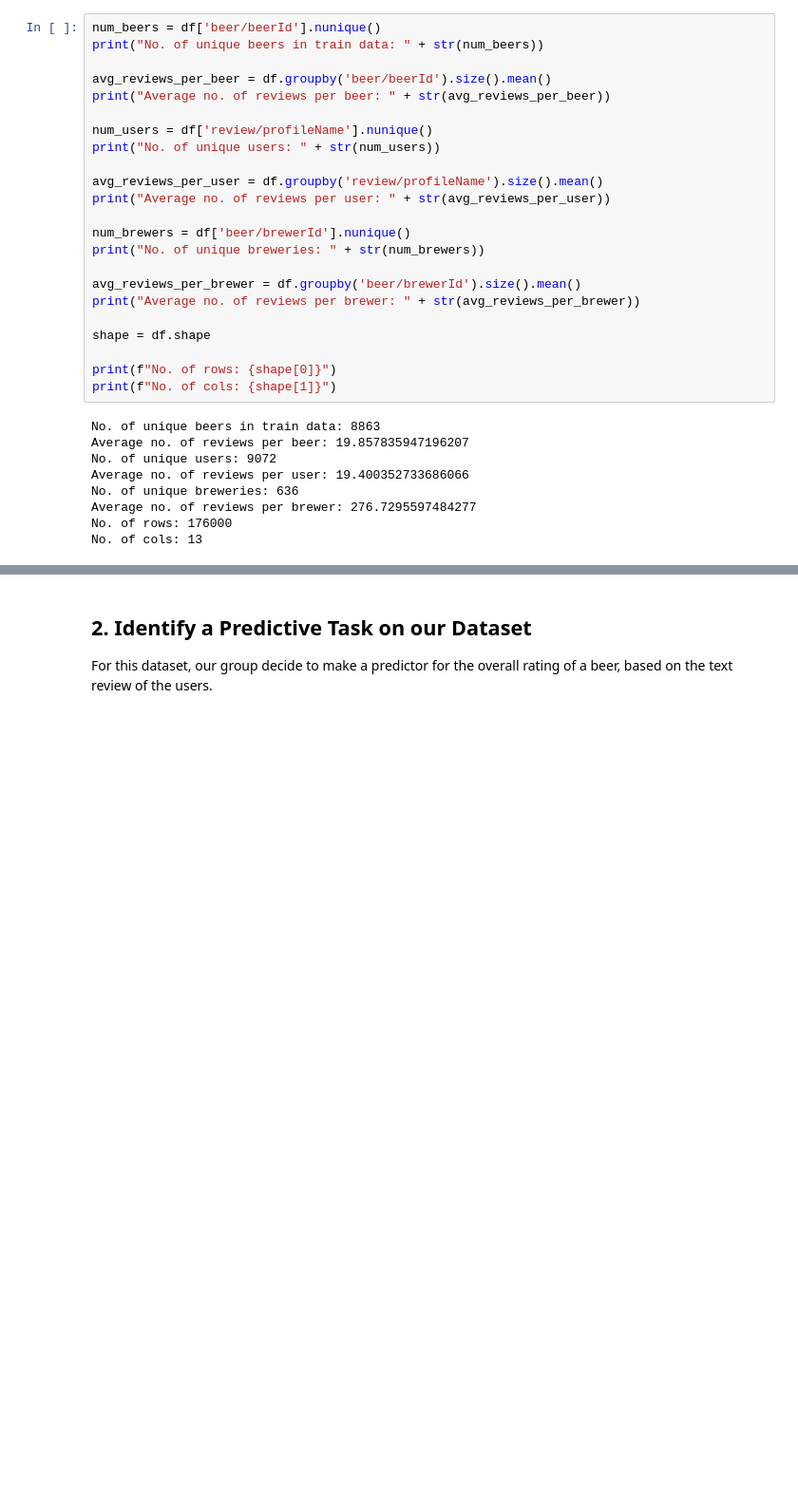
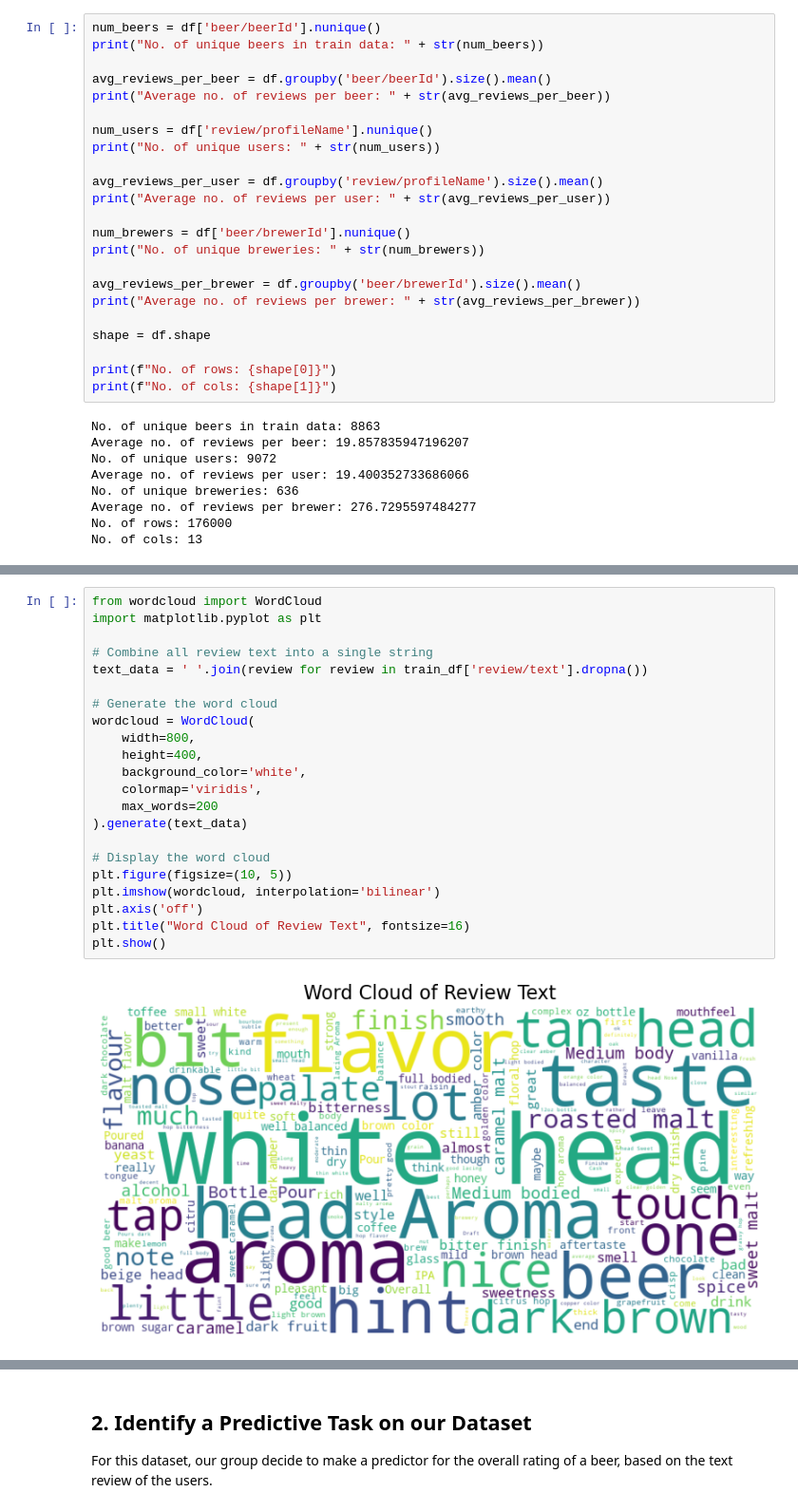
Before and after one commit to aaravtiku/Assignment2_CSE158, a Jupyter notebook: Assignment2.ipynb, the cells around one changed output, grey strips where cells are left out. Shown at 95% size. Saved outputs shown, nothing was run; the diff lists cells and outputs as text; blank space fills up the shorter version.

```diff
--- a/Assignment2.ipynb
+++ b/Assignment2.ipynb
@@ -211,0 +297,24 @@ No. of cols: 13
+# %%
+from wordcloud import WordCloud
+import matplotlib.pyplot as plt
+
+# Combine all review text into a single string
+text_data = ' '.join(review for review in train_df['review/text'].dropna())
+
+# Generate the word cloud
+wordcloud = WordCloud(
+    width=800,
+    height=400,
+    background_color='white',
+    colormap='viridis',
+    max_words=200
+).generate(text_data)
+
+# Display the word cloud
+plt.figure(figsize=(10, 5))
+plt.imshow(wordcloud, interpolation='bilinear')
+plt.axis('off')
+plt.title("Word Cloud of Review Text", fontsize=16)
+plt.show()
+# %% [output]
+[figure, added]
```
Also changed, not shown: parts of 9 cells of this notebook, 1 other file.
